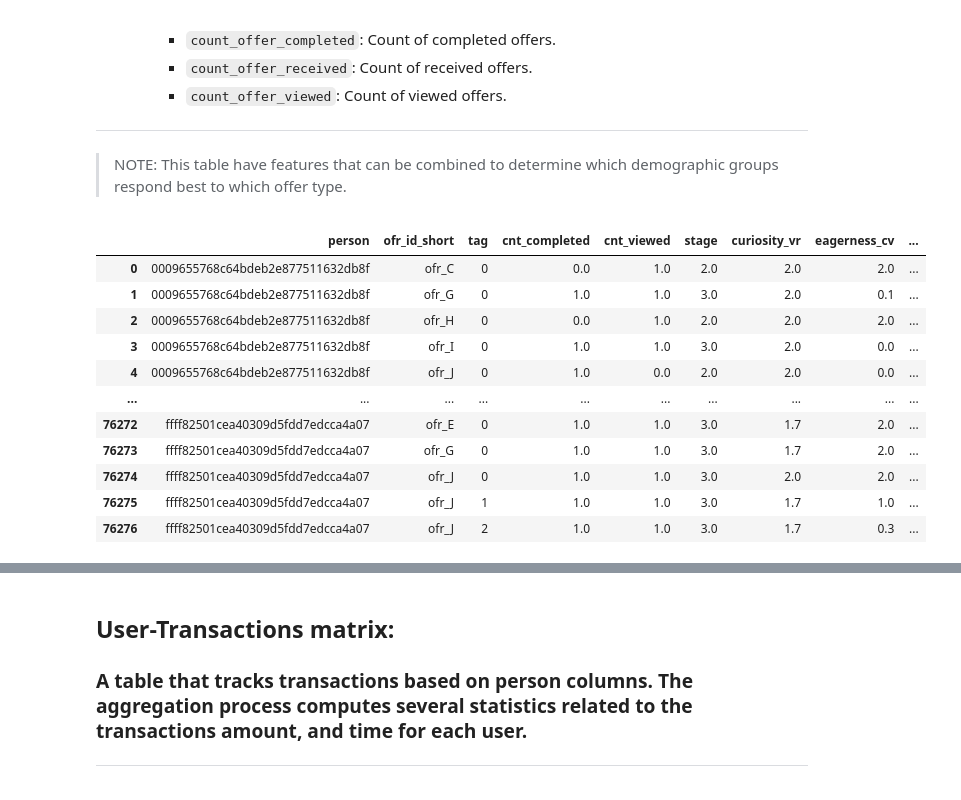
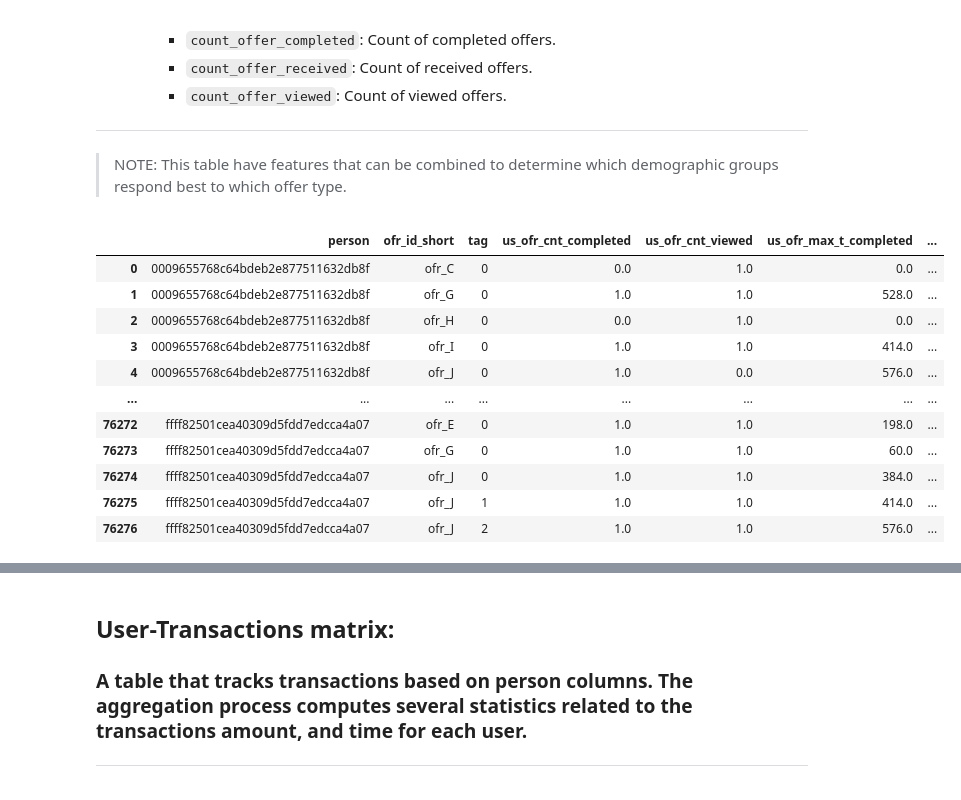
Before and after one commit to Niltonjuniorphd/Starbucks_project, a Jupyter notebook: Starbucks_Capstone_notebook_personal.ipynb, the cells around one changed output, grey strips where cells are left out. Cells and saved outputs as stored; diff of their text form; code cells hidden in the pictures.

Commit message:
writing mardown and refit tables

```diff
--- a/Starbucks_Capstone_notebook_personal.ipynb
+++ b/Starbucks_Capstone_notebook_personal.ipynb
@@ -931,74 +1005,79 @@ A table that tracks **unique** interactions by person-offer-event over time to c
 
 > NOTE: This table have features that can be combined to determine which demographic groups respond best to which offer type.
 # %%
-# Grouping events by 'person', 'ofr_id_short', 'event', and 'tag', then aggregating the maximum 'time' and 'reward' per group and restructuring the DataFrame.
-user_item_u_event = (events.groupby(['person', 'event', 'ofr_id_short', 'tag'], dropna=False)
-    .agg(
-        cnt = ('event', 'count'),
-        time=('time', lambda x: x),
-    )
-    .unstack(level=1)  # Unstacking by 'event' to widen the DataFrame
-    .reset_index()
-)
+user_item_u_event = events.groupby(['person', 'ofr_id_short', 'tag', 'event']).agg(
+    us_ofr_cnt=('ofr_id_short', 'count'),
+    us_ofr_mean_t=('time', 'mean'),
+    us_ofr_max_t=('time', 'max'),
+    us_ofr_min_t=('time', 'min'),
+    us_ofr_dif_mean = ('time_diff', 'mean'),
+    us_ofr_dif_max = ('time_diff', 'max'),
+    us_ofr_dif_std = ('time_diff', 'std')
 
-# Flattening the multi-level column names
+).unstack(level=[3]).reset_index().round(2) #.fillna(0)
+
 user_item_u_event.columns = ['_'.join(col).strip('_') for col in user_item_u_event.columns.to_flat_index()]
 
 # computing the stage of the fact: 1- just received, 2- received-viwed or received-completed, 3- all occurrences
-user_item_u_event['stage'] = user_item_u_event[['cnt_completed',	'cnt_received',	'cnt_viewed']].sum(axis=1)
+user_item_u_event['stage'] = user_item_u_event[['us_ofr_cnt_completed',	'us_ofr_cnt_received',	'us_ofr_cnt_viewed']].sum(axis=1)
 
 # Replacing NaN values with infinity to facilitate time calculations
-user_item_u_event['time_completed'] = user_item_u_event['time_completed'].fillna(np.inf)
-user_item_u_event['time_received'] = user_item_u_event['time_received'].fillna(np.inf)
-user_item_u_event['time_viewed'] = user_item_u_event['time_viewed'].fillna(np.inf)
+user_item_u_event['us_ofr_mean_t_completed'] = user_item_u_event['us_ofr_mean_t_completed'].fillna(np.inf)
+user_item_u_event['us_ofr_mean_t_received'] = user_item_u_event['us_ofr_mean_t_received'].fillna(np.inf)
+user_item_u_event['us_ofr_mean_t_viewed'] = user_item_u_event['us_ofr_mean_t_viewed'].fillna(np.inf)
 
 # Computing time differences for various stages of the offer lifecycle
-user_item_u_event['to_vr'] = user_item_u_event['time_viewed'] - user_item_u_event['time_received']
-user_item_u_event['to_cv'] = user_item_u_event['time_completed'] - user_item_u_event['time_viewed']
-user_item_u_event['to_cr'] = user_item_u_event['time_completed'] - user_item_u_event['time_received']
+user_item_u_event['to_vr'] = user_item_u_event['us_ofr_mean_t_viewed'] - user_item_u_event['us_ofr_mean_t_received']
+user_item_u_event['to_cv'] = user_item_u_event['us_ofr_mean_t_completed'] - user_item_u_event['us_ofr_mean_t_viewed']
+user_item_u_event['to_cr'] = user_item_u_event['us_ofr_mean_t_completed'] - user_item_u_event['us_ofr_mean_t_received']
+
+user_item_u_event['to_cv'] = user_item_u_event['to_cv'].fillna(0)
 
 # Calculating curiosity, eagerness, and overall responsiveness scores
 user_item_u_event['curiosity_vr'] = (2 / (np.exp(-user_item_u_event['to_vr']*0.3) + 1))
 user_item_u_event['eagerness_cv'] = (2 / (np.exp(-user_item_u_event['to_cv']*0.3) + 1))
 user_item_u_event['overall_cr'] = (2 / (np.exp(-user_item_u_event['to_cr'])*0.3 + 1))
 
 
 # Defining influence metrics based on time conditions
 user_item_u_event['influence'] = (
-    (~pd.isna(user_item_u_event['time_completed'])) &
-    (user_item_u_event['time_completed'] != np.inf) &
-    (user_item_u_event['time_completed'] >= user_item_u_event['time_viewed'])
+    (~pd.isna(user_item_u_event['us_ofr_mean_t_completed'])) &
+    (user_item_u_event['us_ofr_mean_t_completed'] != np.inf) &
+    (user_item_u_event['us_ofr_mean_t_completed'] >= user_item_u_event['us_ofr_mean_t_viewed'])
 ).astype(int)
 
 # Extreme influence is when the offer is viewed and completed at the same time.
 user_item_u_event['ext_influence'] = (
-    (~pd.isna(user_item_u_event['time_viewed'])) &
-    (user_item_u_event['time_viewed'] != np.inf) &
-    (user_item_u_event['time_completed'] == user_item_u_event['time_viewed'])
+    (~pd.isna(user_item_u_event['us_ofr_mean_t_viewed'])) &
+    (user_item_u_event['us_ofr_mean_t_viewed'] != np.inf) &
+    (user_item_u_event['us_ofr_mean_t_completed'] == user_item_u_event['us_ofr_mean_t_viewed'])
 ).astype(int)
+
+user_item_u_event['us_ofr_freq_copleted'] = user_item_u_event['us_ofr_cnt_completed'] / ((user_item_u_event['us_ofr_max_t_completed'] - user_item_u_event['us_ofr_min_t_completed'])).clip(1, np.inf)
+user_item_u_event['us_ofr_freq_view'] = user_item_u_event['us_ofr_cnt_viewed'] / ((user_item_u_event['us_ofr_max_t_viewed'] - user_item_u_event['us_ofr_min_t_viewed']).clip(1, np.inf))
 
 # Dropping intermediate time calculation columns and others, rounding final values.
 user_item_u_event = user_item_u_event.drop(
-    columns=['time_completed', 'time_received', 'time_viewed', 'to_vr', 'to_cv', 'to_cr', 'cnt_received']
+    columns=['us_ofr_mean_t_completed', 'us_ofr_mean_t_received', 'us_ofr_mean_t_viewed', 'to_vr', 'to_cv', 'to_cr', 'us_ofr_cnt_received']
 ).round(1)
 
 user_item_u_event = user_item_u_event.round(4).fillna(0)
 
-# Persisting the data in the gold layer
+
 user_item_u_event.to_csv('medalion_data_store/silver/user_item_u_event.csv', index=False)
 
-# Displaying the final DataFrame
+
 user_item_u_event
 # %% [output]
-|  | person | ofr_id_short | tag | cnt_completed | cnt_viewed | stage | curiosity_vr | eagerness_cv | ... |
-| 0 | 0009655768c64bdeb2e877511632db8f | ofr_C | 0 | 0.0 | 1.0 | 2.0 | 2.0 | 2.0 | ... |
-| 1 | 0009655768c64bdeb2e877511632db8f | ofr_G | 0 | 1.0 | 1.0 | 3.0 | 2.0 | 0.1 | ... |
-| 2 | 0009655768c64bdeb2e877511632db8f | ofr_H | 0 | 0.0 | 1.0 | 2.0 | 2.0 | 2.0 | ... |
-| 3 | 0009655768c64bdeb2e877511632db8f | ofr_I | 0 | 1.0 | 1.0 | 3.0 | 2.0 | 0.0 | ... |
-| 4 | 0009655768c64bdeb2e877511632db8f | ofr_J | 0 | 1.0 | 0.0 | 2.0 | 2.0 | 0.0 | ... |
-| ... | ... | ... | ... | ... | ... | ... | ... | ... | ... |
-| 76272 | ffff82501cea40309d5fdd7edcca4a07 | ofr_E | 0 | 1.0 | 1.0 | 3.0 | 1.7 | 2.0 | ... |
-| 76273 | ffff82501cea40309d5fdd7edcca4a07 | ofr_G | 0 | 1.0 | 1.0 | 3.0 | 1.7 | 2.0 | ... |
-| 76274 | ffff82501cea40309d5fdd7edcca4a07 | ofr_J | 0 | 1.0 | 1.0 | 3.0 | 2.0 | 2.0 | ... |
-| 76275 | ffff82501cea40309d5fdd7edcca4a07 | ofr_J | 1 | 1.0 | 1.0 | 3.0 | 1.7 | 1.0 | ... |
-| 76276 | ffff82501cea40309d5fdd7edcca4a07 | ofr_J | 2 | 1.0 | 1.0 | 3.0 | 1.7 | 0.3 | ... |
+|  | person | ofr_id_short | tag | us_ofr_cnt_completed | us_ofr_cnt_viewed | us_ofr_max_t_completed | ... |
+| 0 | 0009655768c64bdeb2e877511632db8f | ofr_C | 0 | 0.0 | 1.0 | 0.0 | ... |
+| 1 | 0009655768c64bdeb2e877511632db8f | ofr_G | 0 | 1.0 | 1.0 | 528.0 | ... |
+| 2 | 0009655768c64bdeb2e877511632db8f | ofr_H | 0 | 0.0 | 1.0 | 0.0 | ... |
+| 3 | 0009655768c64bdeb2e877511632db8f | ofr_I | 0 | 1.0 | 1.0 | 414.0 | ... |
+| 4 | 0009655768c64bdeb2e877511632db8f | ofr_J | 0 | 1.0 | 0.0 | 576.0 | ... |
+| ... | ... | ... | ... | ... | ... | ... | ... |
+| 76272 | ffff82501cea40309d5fdd7edcca4a07 | ofr_E | 0 | 1.0 | 1.0 | 198.0 | ... |
+| 76273 | ffff82501cea40309d5fdd7edcca4a07 | ofr_G | 0 | 1.0 | 1.0 | 60.0 | ... |
+| 76274 | ffff82501cea40309d5fdd7edcca4a07 | ofr_J | 0 | 1.0 | 1.0 | 384.0 | ... |
+| 76275 | ffff82501cea40309d5fdd7edcca4a07 | ofr_J | 1 | 1.0 | 1.0 | 414.0 | ... |
+| 76276 | ffff82501cea40309d5fdd7edcca4a07 | ofr_J | 2 | 1.0 | 1.0 | 576.0 | ... |
```
Also changed, not shown: parts of 23 cells of this notebook, 22 other files.
